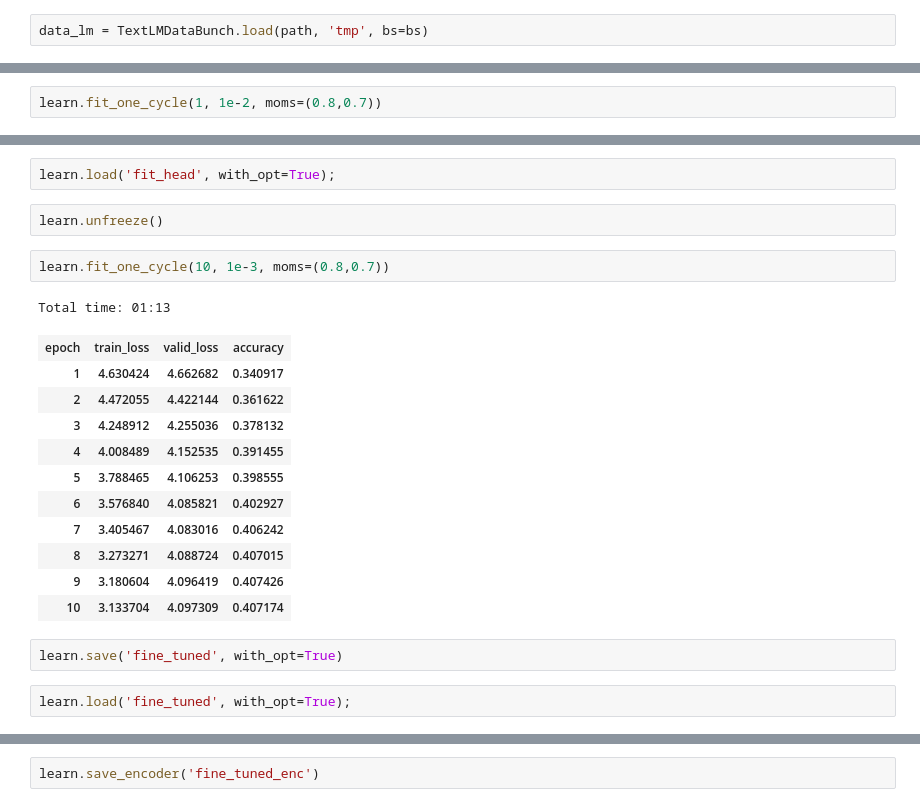
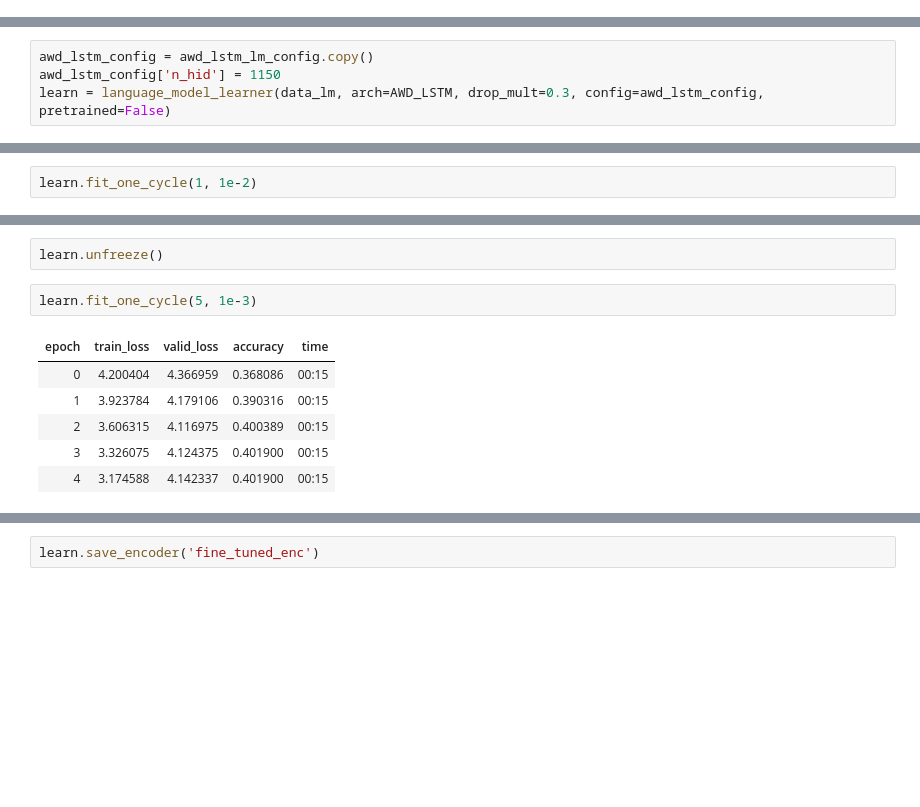
Before and after one commit to goru001/nlp-for-marathi, a Jupyter notebook: classification/Marathi_Classification_Model.ipynb, the cells around one changed output, grey strips where cells are left out. Saved outputs shown, nothing was run; the diff lists cells and outputs as text; blank space fills up the shorter version.

```diff
--- a/classification/Marathi_Classification_Model.ipynb
+++ b/classification/Marathi_Classification_Model.ipynb
@@ -101,5 +118,3 @@ bs=48
-# %%
-data_lm = TextLMDataBunch.load(path, 'tmp', bs=bs)
 # %%
 data_lm.show_batch()
 # %% [output]
@@ -114,3 +127,7 @@ learn = language_model_learner(data_lm, drop_mult=0.3)
+# %%
+awd_lstm_config = awd_lstm_lm_config.copy()
+awd_lstm_config['n_hid'] = 1150
+learn = language_model_learner(data_lm, arch=AWD_LSTM, drop_mult=0.3, config=awd_lstm_config, pretrained=False)
 # %%
 # Loading the pretrained language model on kannada wikipedia
 learn.load('/home/gaurav/PycharmProjects/nlp-for-marathi/language-model/MarathiDataset/models/fourth_mr_lm', with_opt=True)
@@ -145,5 +163,5 @@ learn.recorder.plot()
 # %%
 learn.freeze()
 # %%
-learn.fit_one_cycle(1, 1e-2, moms=(0.8,0.7))
+learn.fit_one_cycle(1, 1e-2)
 # %% [output]
@@ -155,26 +170,14 @@ learn.save('fit_head', with_opt=True)
-# %%
-learn.load('fit_head', with_opt=True);
 # %%
 learn.unfreeze()
 # %%
-learn.fit_one_cycle(10, 1e-3, moms=(0.8,0.7))
+learn.fit_one_cycle(5, 1e-3)
 # %% [output]
-Total time: 01:13
-| epoch | train_loss | valid_loss | accuracy |
-| 1 | 4.630424 | 4.662682 | 0.340917 |
-| 2 | 4.472055 | 4.422144 | 0.361622 |
-| 3 | 4.248912 | 4.255036 | 0.378132 |
-| 4 | 4.008489 | 4.152535 | 0.391455 |
-| 5 | 3.788465 | 4.106253 | 0.398555 |
-| 6 | 3.576840 | 4.085821 | 0.402927 |
-| 7 | 3.405467 | 4.083016 | 0.406242 |
-| 8 | 3.273271 | 4.088724 | 0.407015 |
-| 9 | 3.180604 | 4.096419 | 0.407426 |
-| 10 | 3.133704 | 4.097309 | 0.407174 |
+| epoch | train_loss | valid_loss | accuracy | time |
+| 0 | 4.200404 | 4.366959 | 0.368086 | 00:15 |
+| 1 | 3.923784 | 4.179106 | 0.390316 | 00:15 |
+| 2 | 3.606315 | 4.116975 | 0.400389 | 00:15 |
+| 3 | 3.326075 | 4.124375 | 0.401900 | 00:15 |
+| 4 | 3.174588 | 4.142337 | 0.401900 | 00:15 |
-# %%
-learn.save('fine_tuned', with_opt=True)
-# %%
-learn.load('fine_tuned', with_opt=True);
 # %%
 learn.predict('सीमा भागातील मराठी',n_words=10)
 # %% [output]
```
Also changed, not shown: parts of 45 cells of this notebook, 7 other files.
